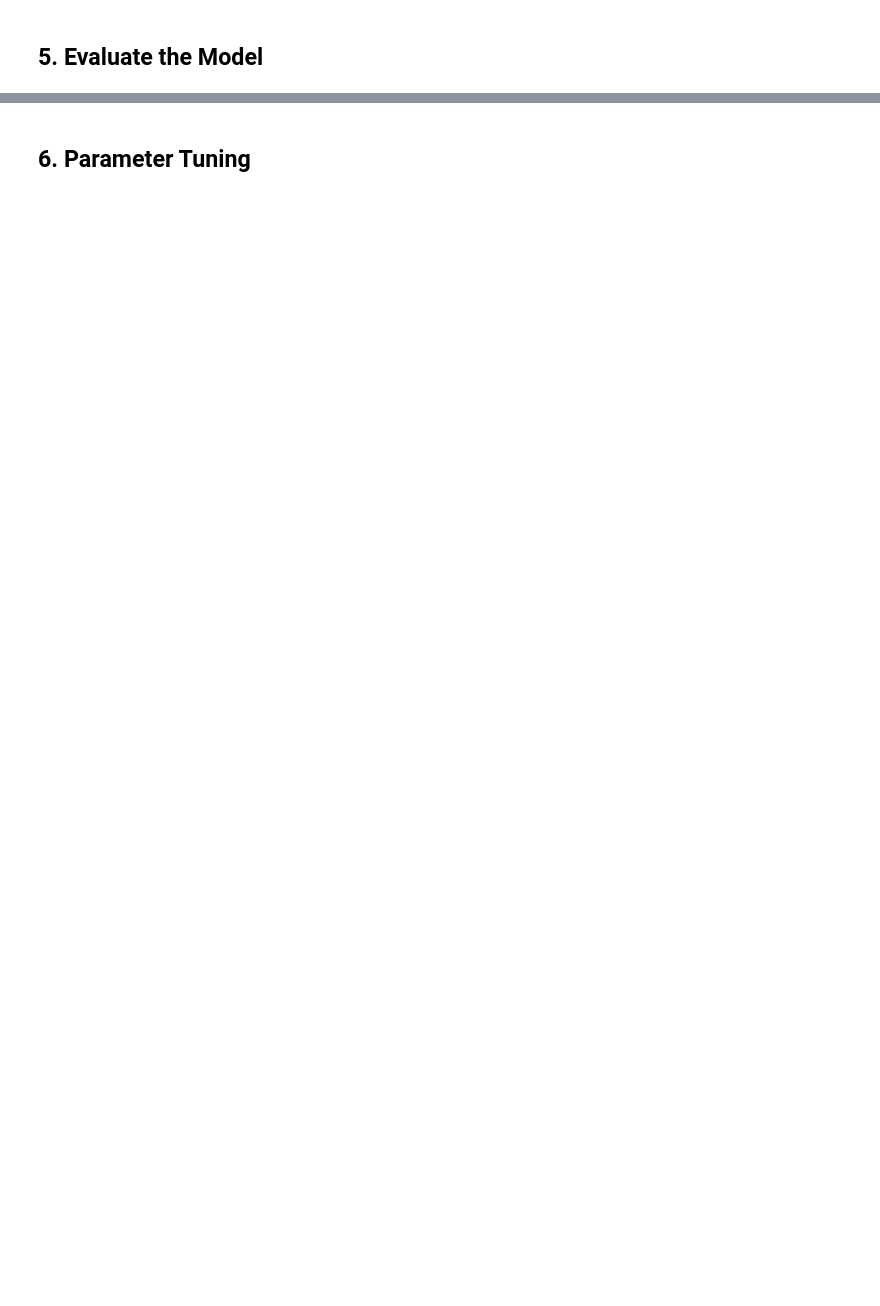
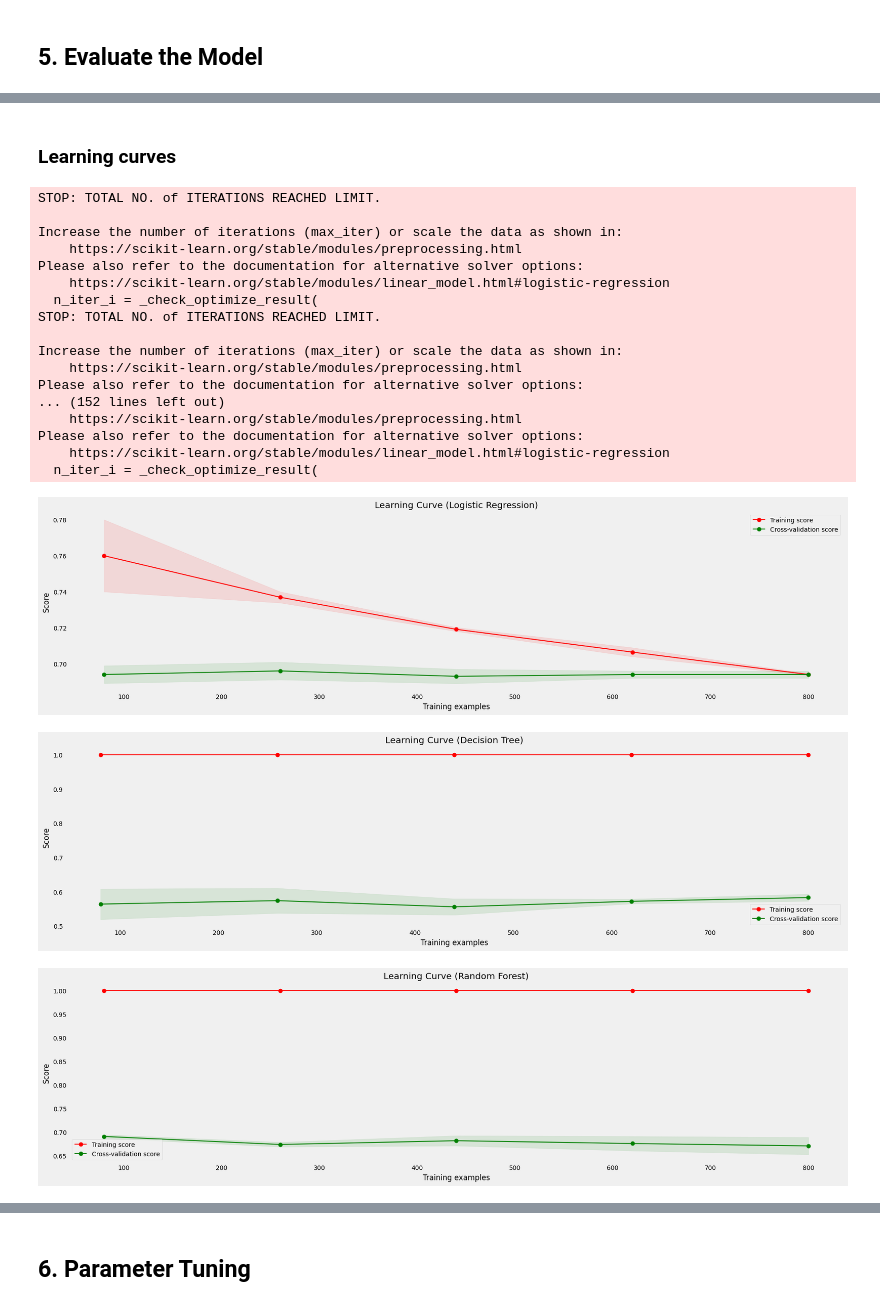
Before and after one commit to OskyRosky/MachineLearning, a Jupyter notebook: 1. Supervised Classication/ML_1.ipynb, the cells around one changed output, grey strips where cells are left out. Saved outputs shown, nothing was run; the diff lists cells and outputs as text; code cells hidden in the pictures; blank space fills up the shorter version.

```diff
--- a/1. Supervised Classication/ML_1.ipynb
+++ b/1. Supervised Classication/ML_1.ipynb
@@ -215,0 +400,38 @@ model8 = MLPClassifier()
+# %% [markdown]
+### Learning curves
+# %%
+# Load your dataset
+diabetes = pd.read_csv("Diabetes_prediction.csv")
+
+# Define your features and target variable
+X = diabetes.drop('Diagnosis', axis=1)  # Features
+y = diabetes['Diagnosis']                # Target variable
+
+# Adjusting the model list if necessary, enabling probability for SVC
+models[3] = SVC(probability=True)
+
+# Assuming 'models' and 'model_names' are correctly defined as shown previously
+for i, model in enumerate(models):
+    plot_learning_curve(model, f'Learning Curve ({model_names[i]})', X, y, cv=5, n_jobs=-1)
+    plt.show()
+# %% [output]
+STOP: TOTAL NO. of ITERATIONS REACHED LIMIT.
+
+Increase the number of iterations (max_iter) or scale the data as shown in:
+    https://scikit-learn.org/stable/modules/preprocessing.html
+Please also refer to the documentation for alternative solver options:
+    https://scikit-learn.org/stable/modules/linear_model.html#logistic-regression
+  n_iter_i = _check_optimize_result(
+STOP: TOTAL NO. of ITERATIONS REACHED LIMIT.
+
+Increase the number of iterations (max_iter) or scale the data as shown in:
+    https://scikit-learn.org/stable/modules/preprocessing.html
+Please also refer to the documentation for alternative solver options:
+... (152 lines left out)
+    https://scikit-learn.org/stable/modules/preprocessing.html
+Please also refer to the documentation for alternative solver options:
+    https://scikit-learn.org/stable/modules/linear_model.html#logistic-regression
+  n_iter_i = _check_optimize_result(
+[figure, added]
+[figure, added]
+[figure, added]
```
Also changed, not shown: parts of 43 cells of this notebook, 8 other files.
